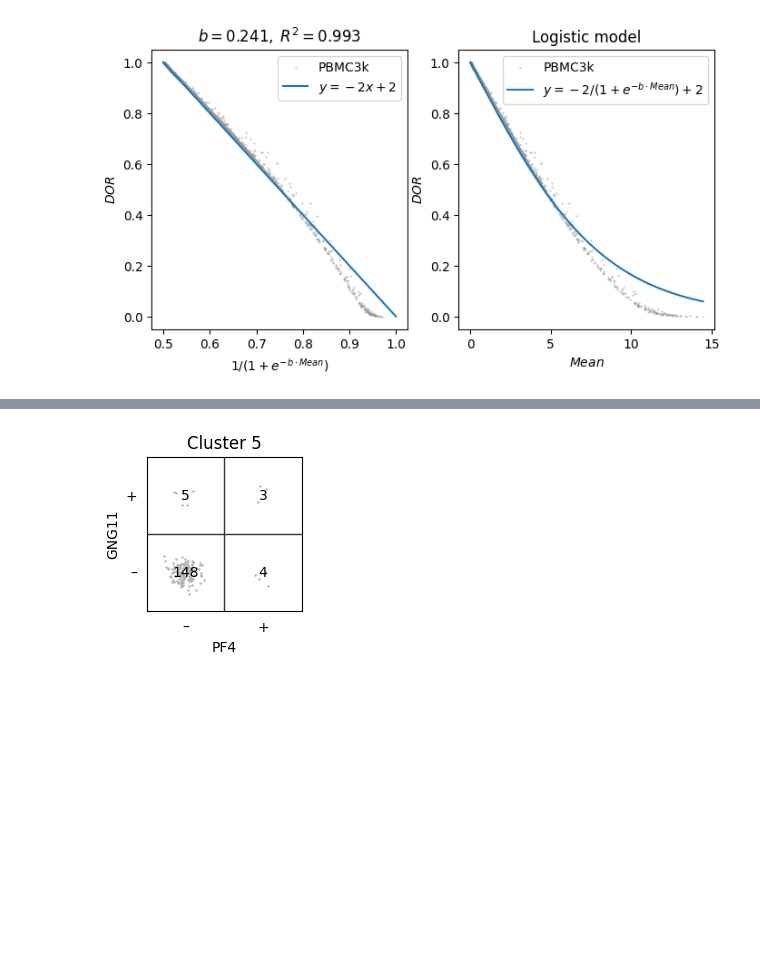
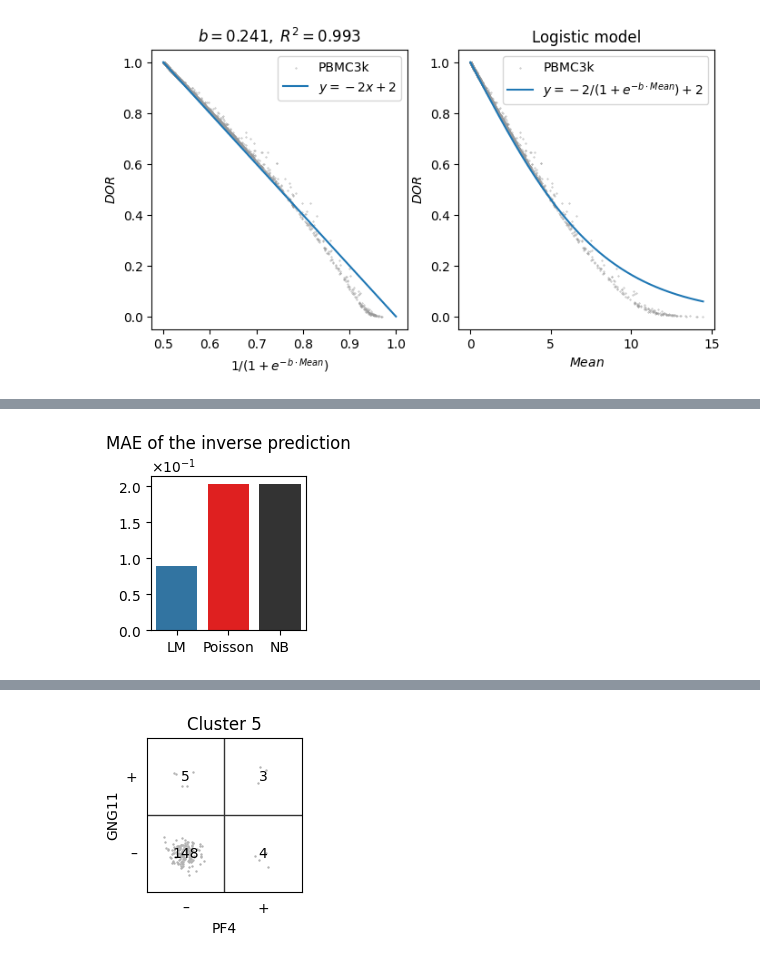
Before and after one commit to yo-aka-gene/grnet, a Jupyter notebook: docs/notebooks/pbmc3k_viz.ipynb, the cells around one changed output, grey strips where cells are left out. Cells and saved outputs as stored; diff of their text form; code cells hidden in the pictures; blank space fills up the shorter version.

```diff
--- a/docs/notebooks/pbmc3k_viz.ipynb
+++ b/docs/notebooks/pbmc3k_viz.ipynb
@@ -907,0 +782,23 @@ fig.savefig(f"{conf.export}/model_comparison.png", **kwarg_savefig)
+# %%
+fig, ax = plt.subplots(figsize=(2, 2))
+
+sns.barplot(
+    data=pd.DataFrame({
+        "inv_mae": [
+            horizontal_mae(m.x, m.y, m.predict_mean) for m in [lm, poi, nb]
+        ],
+        "model": [m.name for m in [lm, poi, nb]]
+    }),
+    x="model", y="inv_mae", hue="model", ax=ax,
+    linewidth=0, palette=["C0", "r", ".2"]
+)
+
+ax.ticklabel_format(
+    axis="y", style="sci", scilimits=(-5, -4), useMathText=True
+)
+
+ax.set(xlabel="", ylabel="", title="MAE of the inverse prediction")
+
+fig.savefig(f"{conf.export}/inv_mae.png", **kwarg_savefig)
+# %% [output]
+[figure, added]
```
Also changed, not shown: parts of 14 cells of this notebook.
